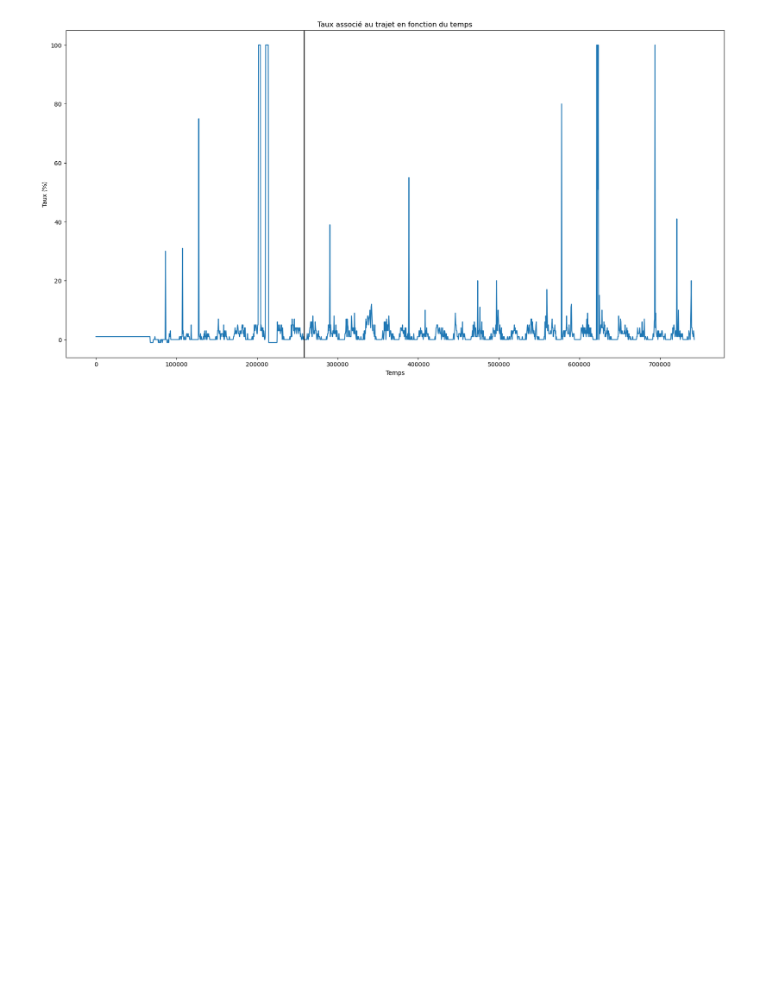
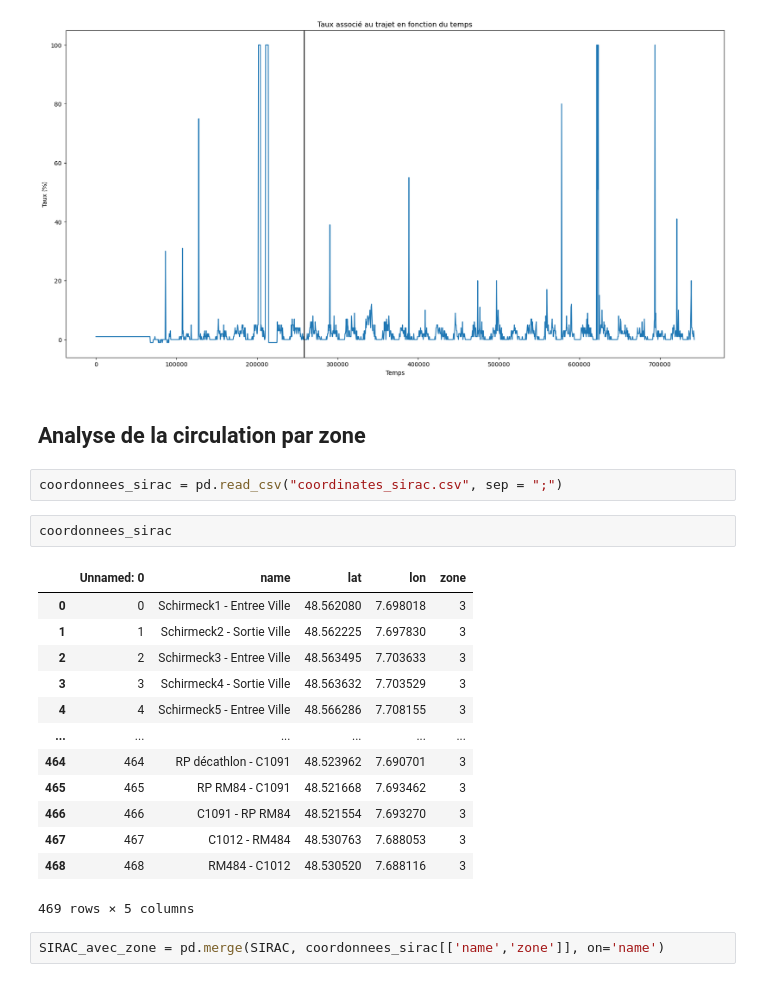
Before and after one commit to emiliejd/project_MCNDU, a Jupyter notebook: Exploitation_Graphique_Strasbourg.ipynb, the cells around one changed output. Cells and saved outputs as stored; diff of their text form; blank space fills up the shorter version.

```diff
--- a/Exploitation_Graphique_Strasbourg.ipynb
+++ b/Exploitation_Graphique_Strasbourg.ipynb
@@ -117,3 +119,25 @@ plt.axvline(x=258456,color='black') #Ajout d'une ligne verticale
 plt.show()
 # %% [output]
 [figure]
+# %% [markdown]
+## Analyse de la circulation par zone
+# %%
+coordonnees_sirac = pd.read_csv("coordinates_sirac.csv", sep = ";")
+# %%
+coordonnees_sirac
+# %% [output]
+|  | Unnamed: 0 | name | lat | lon | zone |
+| 0 | 0 | Schirmeck1 - Entree Ville | 48.562080 | 7.698018 | 3 |
+| 1 | 1 | Schirmeck2 - Sortie Ville | 48.562225 | 7.697830 | 3 |
+| 2 | 2 | Schirmeck3 - Entree Ville | 48.563495 | 7.703633 | 3 |
+| 3 | 3 | Schirmeck4 - Sortie Ville | 48.563632 | 7.703529 | 3 |
+| 4 | 4 | Schirmeck5 - Entree Ville | 48.566286 | 7.708155 | 3 |
+| ... | ... | ... | ... | ... | ... |
+| 464 | 464 | RP décathlon - C1091 | 48.523962 | 7.690701 | 3 |
+| 465 | 465 | RP RM84 - C1091 | 48.521668 | 7.693462 | 3 |
+| 466 | 466 | C1091 - RP RM84 | 48.521554 | 7.693270 | 3 |
+| 467 | 467 | C1012 - RM484 | 48.530763 | 7.688053 | 3 |
+| 468 | 468 | RM484 - C1012 | 48.530520 | 7.688116 | 3 |
+469 rows × 5 columns
+# %%
+SIRAC_avec_zone = pd.merge(SIRAC, coordonnees_sirac[['name','zone']], on='name')
```
Also changed, not shown: parts of 7 cells of this notebook.
